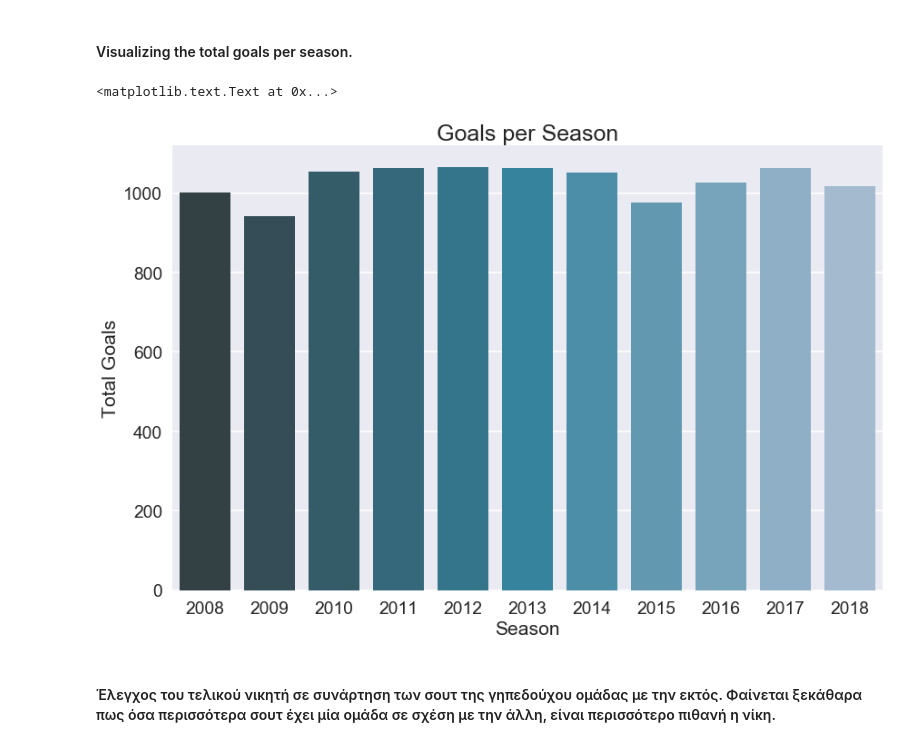
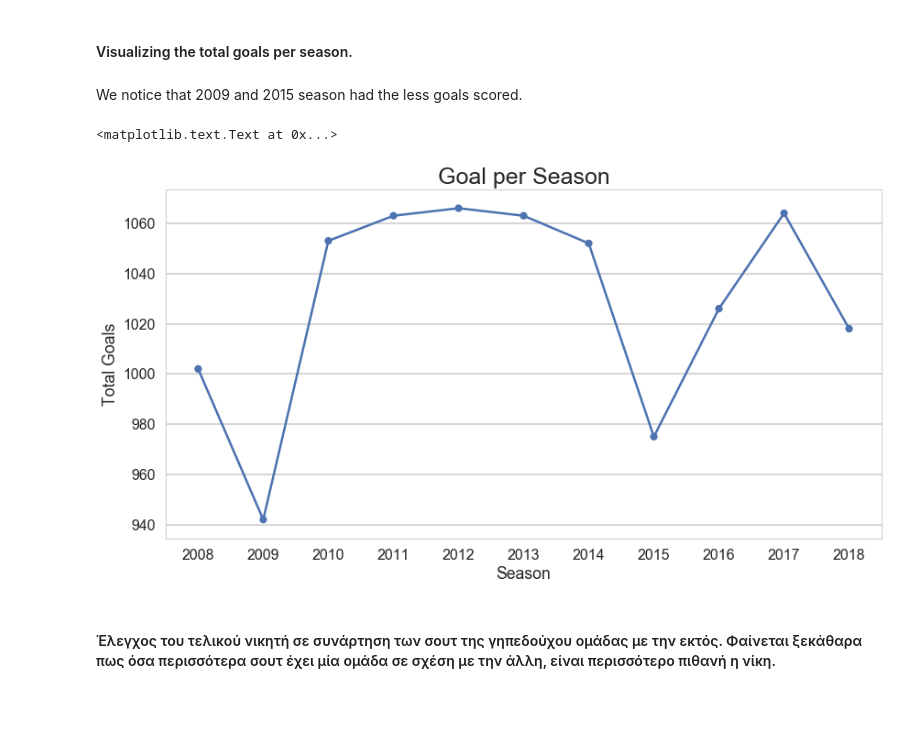
Before and after one commit to stefanosarta/premier-league, a Jupyter notebook: pl.ipynb, the cells around one changed output. Cells and saved outputs as stored; diff of their text form; code cells hidden in the pictures; blank space fills up the shorter version.

```diff
--- a/pl.ipynb
+++ b/pl.ipynb
@@ -8,6 +8,7 @@ import calendar
 import seaborn as sns
 import matplotlib.pyplot as plt
 %matplotlib inline
+sns.set_style('whitegrid')
 
 pd.options.display.float_format = '{:.2f}'.format
 # %% [markdown]
@@ -354,16 +383,25 @@ totalReferees
 Let's do some basic Data Exploratory Analysis on our data.
 # %% [markdown]
 #### Visualizing the total goals per season.
+# %% [markdown]
+We notice that 2009 and 2015 season had the less goals scored.
 # %%
-plt.figure(figsize=(14,9))
-sns.set_context('poster',font_scale=1.2)
-ax = sns.barplot(x='Season', y='tGoals', data=totalGoals, palette="PuBuGn_d")
-ax.axes.set_title("Goals per Season",fontsize=25)
+#plt.figure(figsize=(14,9))
+#sns.set_context('poster',font_scale=1.2)
+#ax = sns.barplot(x='Season', y='tGoals', data=totalGoals, palette="PuBuGn_d")
+#ax.axes.set_title("Goals per Season",fontsize=25)
+#ax.set_xlabel("Season")
+#ax.set_ylabel("Total Goals")
+
+plt.figure(figsize=(14,7))
+sns.set_context('poster')
+ax = sns.pointplot(x="Season", y = "tGoals", data=totalGoals,scale=0.5)
+ax.axes.set_title("Goal per Season",fontsize=25)
 ax.set_xlabel("Season")
 ax.set_ylabel("Total Goals")
 # %% [output]
 <matplotlib.text.Text at 0x...>
-[figure, old version]
+[figure, new version]
 # %% [markdown]
 #### Έλεγχος του τελικού νικητή σε συνάρτηση των σουτ της γηπεδούχου ομάδας με την εκτός. Φαίνεται ξεκάθαρα πως όσα περισσότερα σουτ έχει μία ομάδα σε σχέση με την άλλη, είναι περισσότερο πιθανή η νίκη.
 # %%
```
Also changed, not shown: parts of 15 cells of this notebook.
